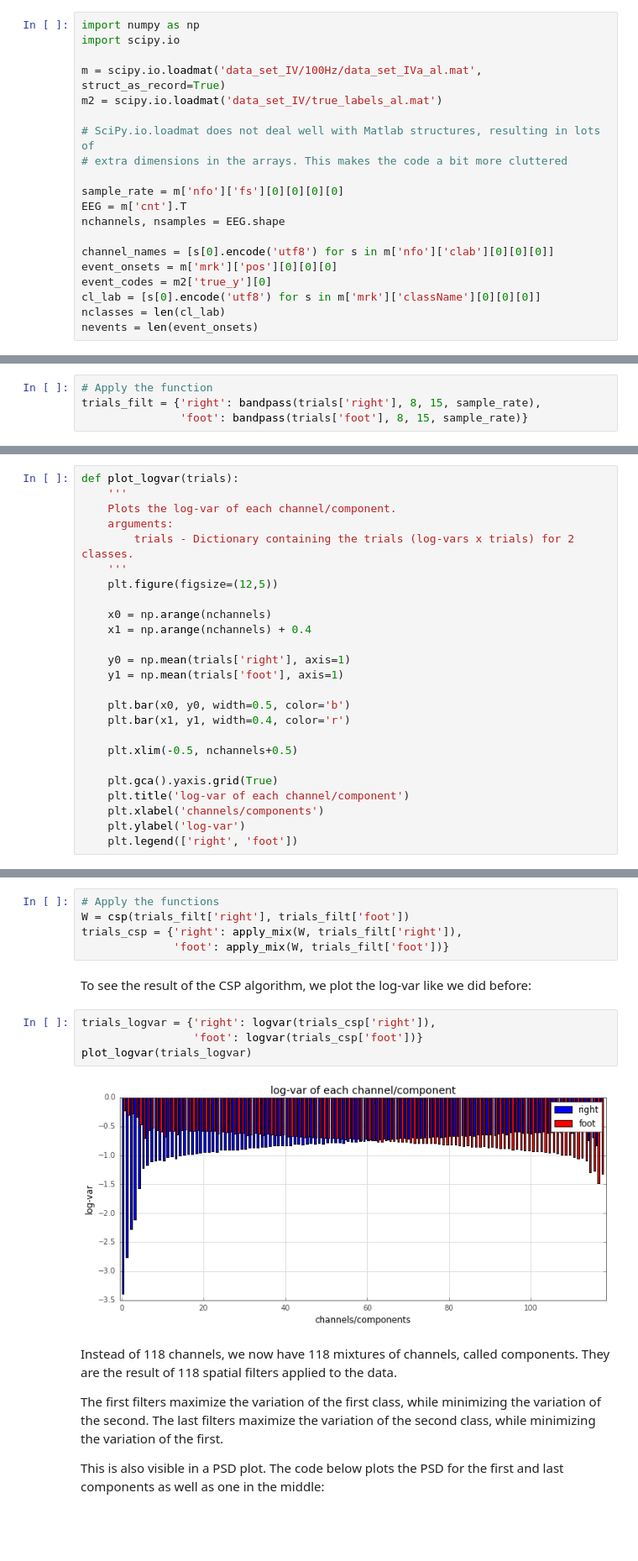
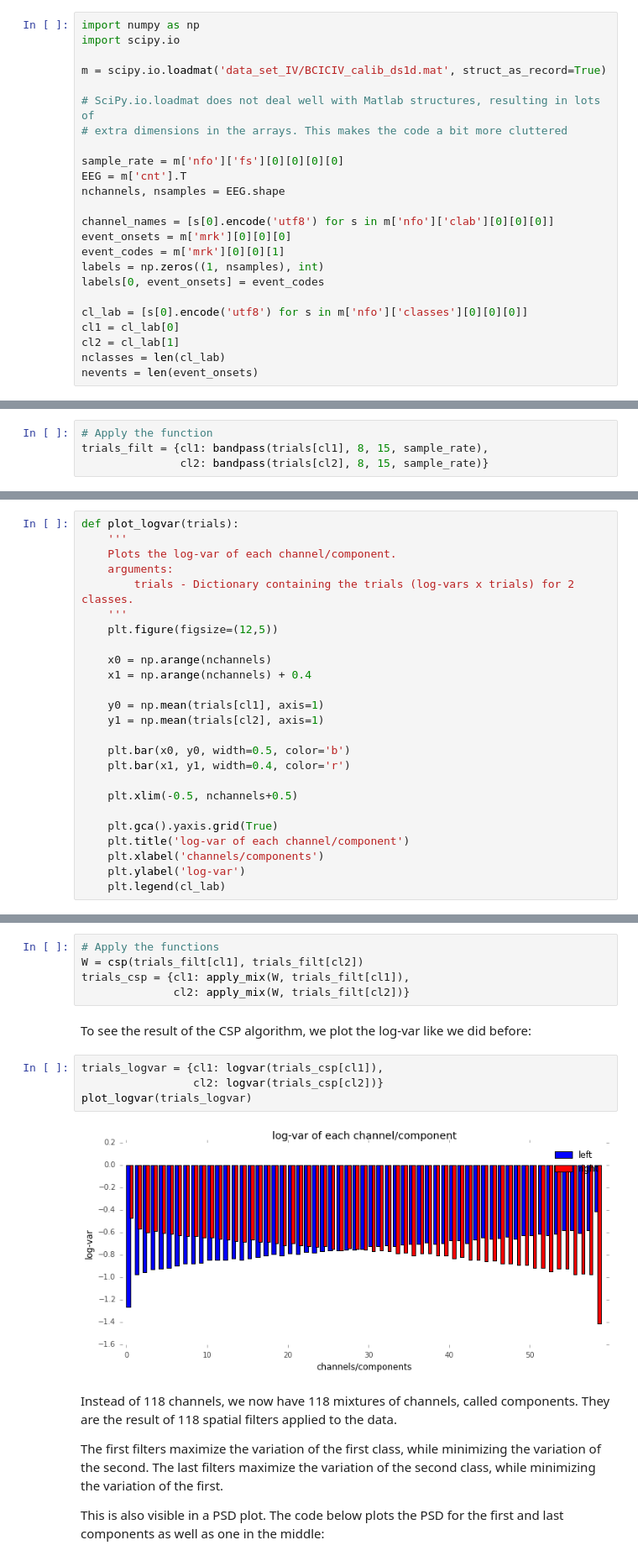
Before and after one commit to wmvanvliet/neuroscience_tutorials, a Jupyter notebook: basic/3. Imagined movement.ipynb, the cells around one changed output, grey strips where cells are left out. Shown at 84% size. Saved outputs shown, nothing was run; the diff lists cells and outputs as text; blank space fills up the shorter version.

Commit message:
Updated data file

```diff
--- a/basic/3. Imagined movement.ipynb
+++ b/basic/3. Imagined movement.ipynb
@@ -49,8 +42,7 @@ cd psychic/
 import numpy as np
 import scipy.io
 
-m = scipy.io.loadmat('data_set_IV/100Hz/data_set_IVa_al.mat', struct_as_record=True)
-m2 = scipy.io.loadmat('data_set_IV/true_labels_al.mat')
+m = scipy.io.loadmat('data_set_IV/BCICIV_calib_ds1d.mat', struct_as_record=True)
 
 # SciPy.io.loadmat does not deal well with Matlab structures, resulting in lots of
 # extra dimensions in the arrays. This makes the code a bit more cluttered
@@ -60,8 +52,13 @@ EEG = m['cnt'].T
 nchannels, nsamples = EEG.shape
 
 channel_names = [s[0].encode('utf8') for s in m['nfo']['clab'][0][0][0]]
-event_onsets = m['mrk']['pos'][0][0][0]
-event_codes = m2['true_y'][0]
-cl_lab = [s[0].encode('utf8') for s in m['mrk']['className'][0][0][0]]
+event_onsets = m['mrk'][0][0][0]
+event_codes = m['mrk'][0][0][1]
+labels = np.zeros((1, nsamples), int)
+labels[0, event_onsets] = event_codes
+
+cl_lab = [s[0].encode('utf8') for s in m['nfo']['classes'][0][0][0]]
+cl1 = cl_lab[0]
+cl2 = cl_lab[1]
 nclasses = len(cl_lab)
 nevents = len(event_onsets)
@@ -292,8 +287,8 @@ def bandpass(trials, lo, hi, sample_rate):
     return trials_filt
 # %%
 # Apply the function
-trials_filt = {'right': bandpass(trials['right'], 8, 15, sample_rate),
-               'foot': bandpass(trials['foot'], 8, 15, sample_rate)}
+trials_filt = {cl1: bandpass(trials[cl1], 8, 15, sample_rate),
+               cl2: bandpass(trials[cl2], 8, 15, sample_rate)}
 # %% [markdown]
 Plotting the PSD of the resulting `trials_filt` shows the suppression of frequencies outside the passband of the filter:
 # %%
@@ -347,8 +342,8 @@ def plot_logvar(trials):
     x0 = np.arange(nchannels)
     x1 = np.arange(nchannels) + 0.4
 
-    y0 = np.mean(trials['right'], axis=1)
-    y1 = np.mean(trials['foot'], axis=1)
+    y0 = np.mean(trials[cl1], axis=1)
+    y1 = np.mean(trials[cl2], axis=1)
 
     plt.bar(x0, y0, width=0.5, color='b')
     plt.bar(x1, y1, width=0.4, color='r')
@@ -359,7 +354,7 @@ def plot_logvar(trials):
     plt.title('log-var of each channel/component')
     plt.xlabel('channels/components')
     plt.ylabel('log-var')
-    plt.legend(['right', 'foot'])
+    plt.legend(cl_lab)
 # %%
 # Plot the log-vars
 plot_logvar(trials_logvar)
@@ -406,17 +401,17 @@ def apply_mix(W, trials):
     return trials_csp
 # %%
 # Apply the functions
-W = csp(trials_filt['right'], trials_filt['foot'])
-trials_csp = {'right': apply_mix(W, trials_filt['right']),
-              'foot': apply_mix(W, trials_filt['foot'])}
+W = csp(trials_filt[cl1], trials_filt[cl2])
+trials_csp = {cl1: apply_mix(W, trials_filt[cl1]),
+              cl2: apply_mix(W, trials_filt[cl2])}
 # %% [markdown]
 To see the result of the CSP algorithm, we plot the log-var like we did before:
 # %%
-trials_logvar = {'right': logvar(trials_csp['right']),
-                 'foot': logvar(trials_csp['foot'])}
+trials_logvar = {cl1: logvar(trials_csp[cl1]),
+                 cl2: logvar(trials_csp[cl2])}
 plot_logvar(trials_logvar)
 # %% [output]
-[figure, old version]
+[figure, new version]
 # %% [markdown]
 Instead of 118 channels, we now have 118 mixtures of channels, called components. They are the result of 118 spatial filters applied to the data.
 
```
Also changed, not shown: parts of 21 cells of this notebook.
